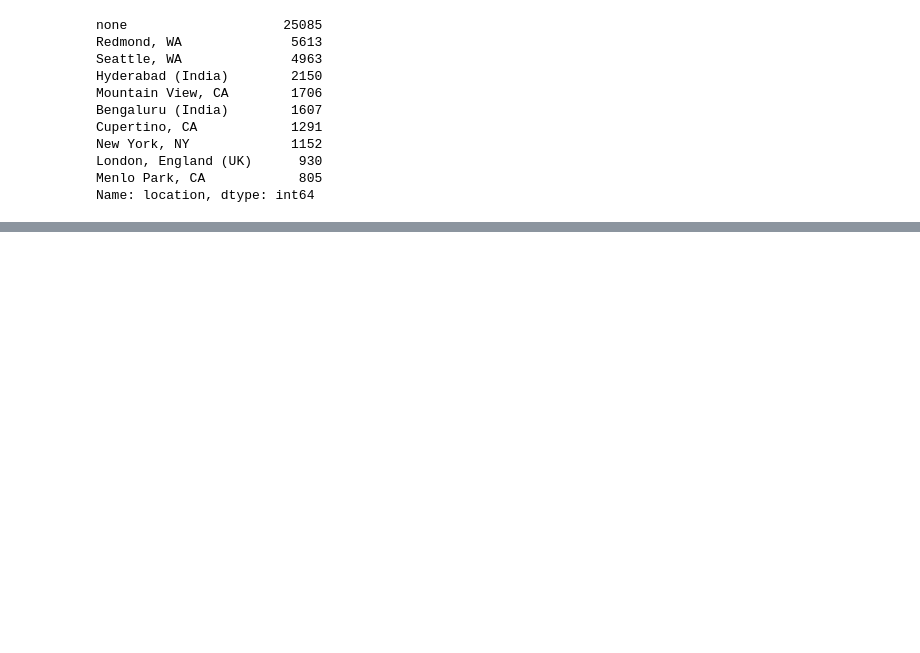
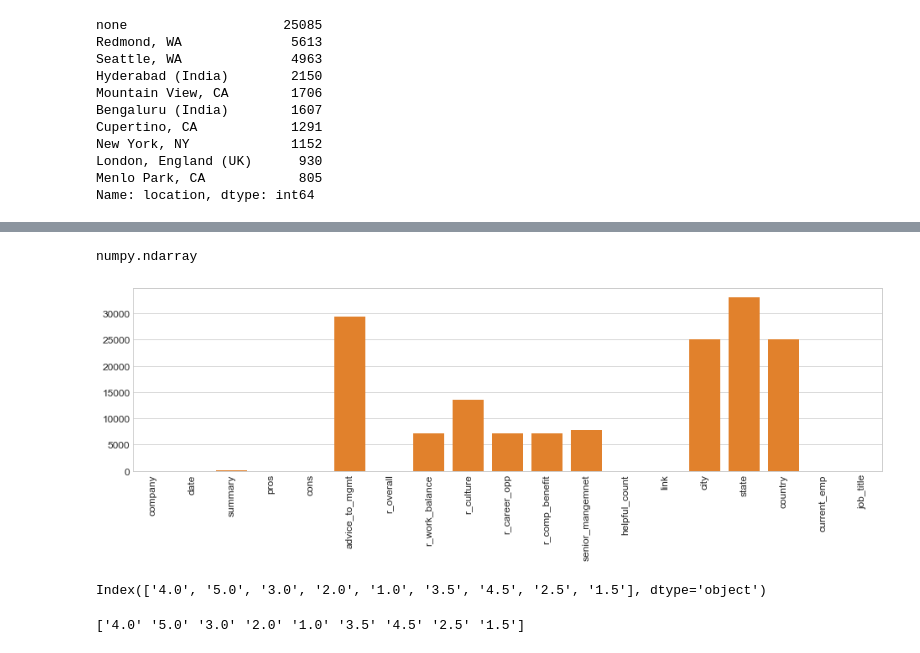
Before and after one commit to bnikanjam/eda_glassdoor, a Jupyter notebook: top_tech_workplace_experiance.ipynb, the cells around one changed output, grey strips where cells are left out. Cells and saved outputs as stored; diff of their text form; code cells hidden in the pictures; blank space fills up the shorter version.

```diff
--- a/top_tech_workplace_experiance.ipynb
+++ b/top_tech_workplace_experiance.ipynb
@@ -348,0 +365,3 @@ memory usage: 9.8+ MB
+# %%
+# Convert misrepresentations of missing values to NaN
+df.replace('none', np.nan, inplace=True)  # replace any value 'none' to NaN
@@ -348,0 +406,22 @@ memory usage: 9.8+ MB
+# %%
+type(df.isnull().sum().values)
+# %% [output]
+numpy.ndarray
+# %%
+fig, ax = plt.subplots(figsize=(16, 4))
+
+x = df.isnull().sum().index.values
+y = df.isnull().sum()
+sns.barplot(x, y, color=color, ax=ax)
+plt.xticks(rotation=90);
+# %% [output]
+[figure, added]
+# %%
+idx = df.r_work_balance.value_counts().index; idx
+# %% [output]
+Index(['4.0', '5.0', '3.0', '2.0', '1.0', '3.5', '4.5', '2.5', '1.5'], dtype='object')
+# %%
+if '1.5' in idx:
+    print(idx.values)
+# %% [output]
+['4.0' '5.0' '3.0' '2.0' '1.0' '3.5' '4.5' '2.5' '1.5']
```
Also changed, not shown: parts of 28 cells of this notebook.
